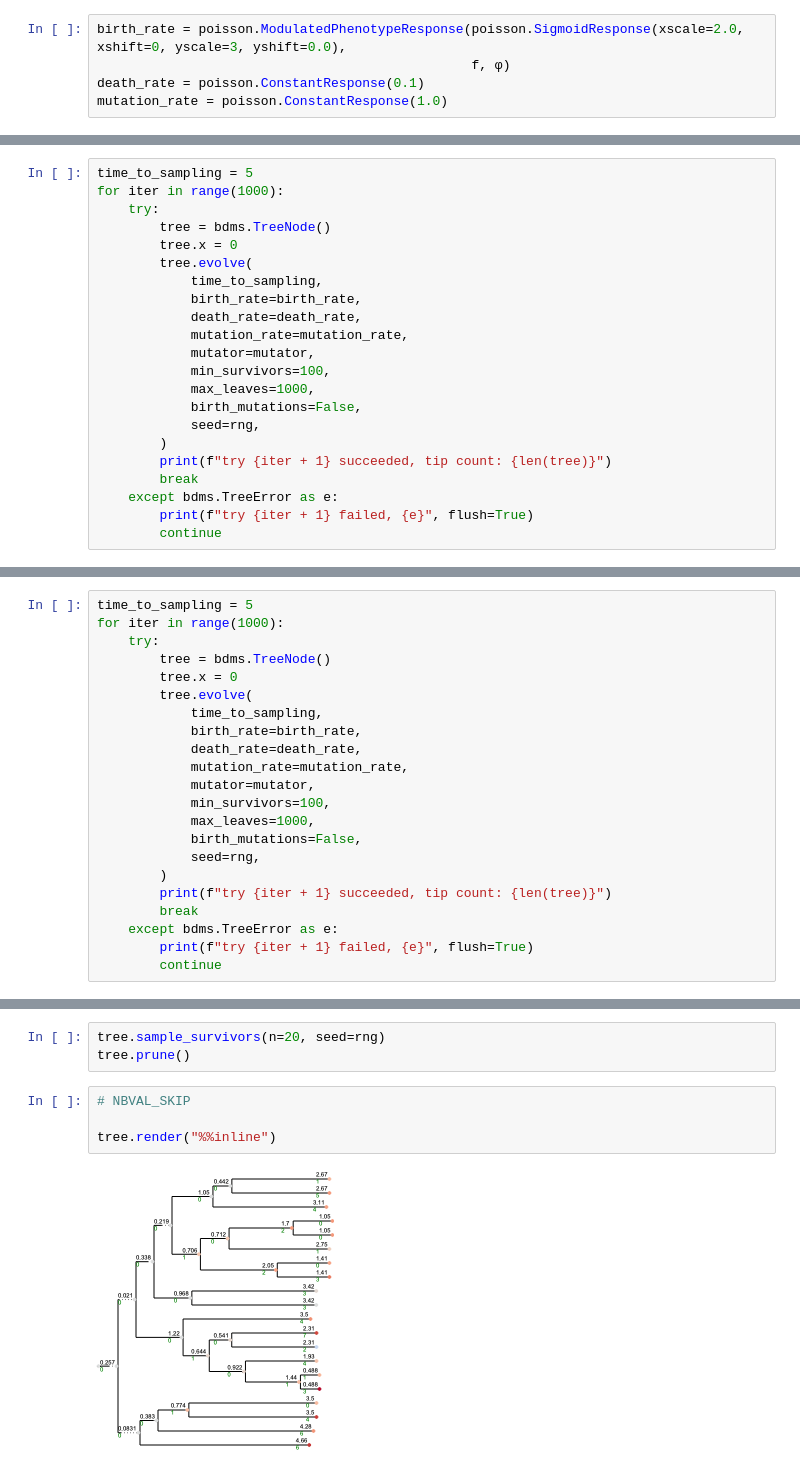
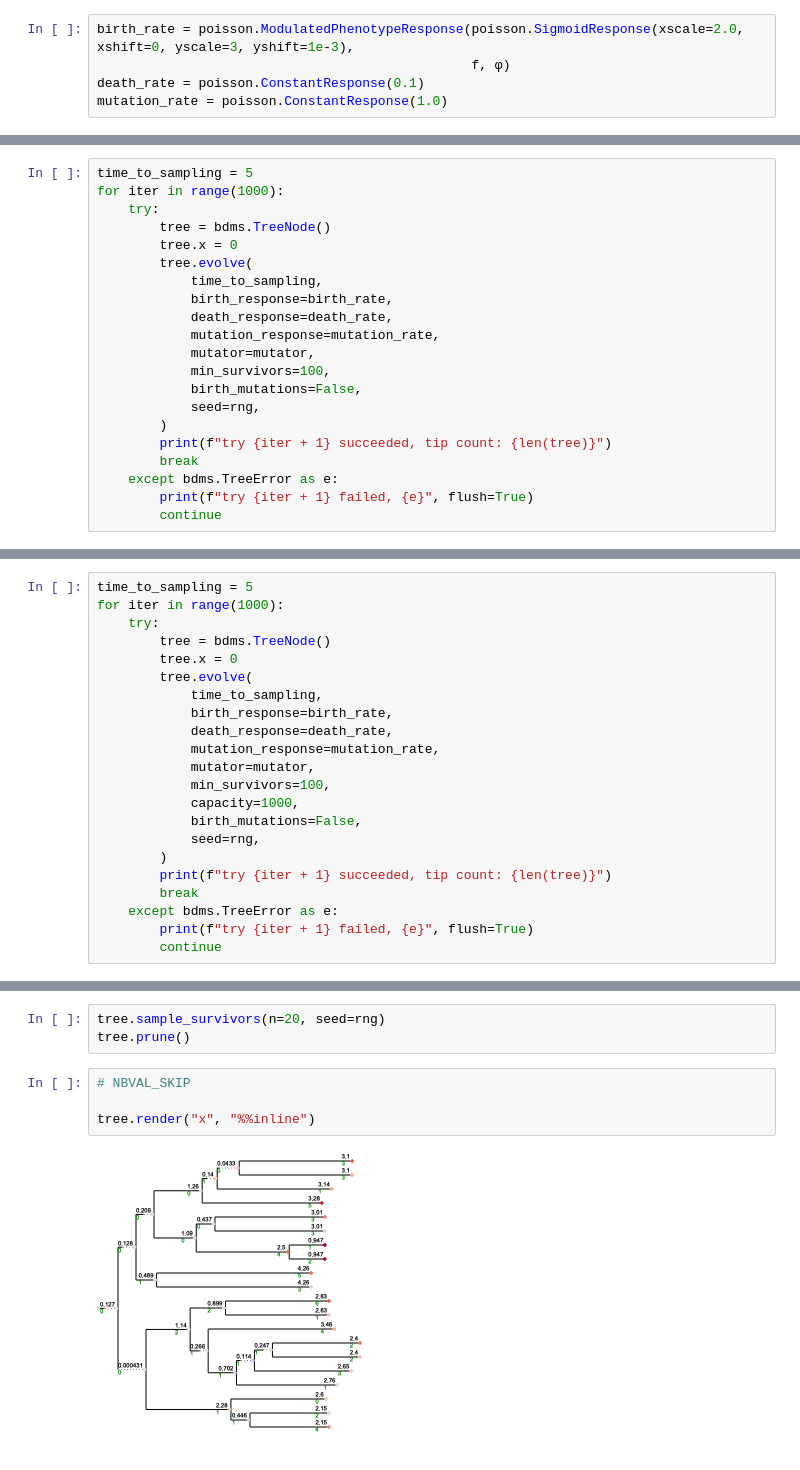
Before and after one commit to matsengrp/gcdyn, a Jupyter notebook: notebooks/bdms_inhomogeneous.ipynb, the cells around one changed output, grey strips where cells are left out. Cells and saved outputs as stored; diff of their text form.

```diff
--- a/notebooks/bdms_inhomogeneous.ipynb
+++ b/notebooks/bdms_inhomogeneous.ipynb
@@ -31,7 +31,7 @@ plt.show()
 # %% [output]
 [figure]
 # %%
-birth_rate = poisson.ModulatedPhenotypeResponse(poisson.SigmoidResponse(xscale=2.0, xshift=0, yscale=3, yshift=0.0),
+birth_rate = poisson.ModulatedPhenotypeResponse(poisson.SigmoidResponse(xscale=2.0, xshift=0, yscale=3, yshift=1e-3),
                                                 f, φ)
 death_rate = poisson.ConstantResponse(0.1)
 mutation_rate = poisson.ConstantResponse(1.0)
@@ -70,12 +70,11 @@ for iter in range(1000):
         tree.x = 0
         tree.evolve(
             time_to_sampling,
-            birth_rate=birth_rate,
-            death_rate=death_rate,
-            mutation_rate=mutation_rate,
+            birth_response=birth_rate,
+            death_response=death_rate,
+            mutation_response=mutation_rate,
             mutator=mutator,
             min_survivors=100,
-            max_leaves=1000,
             birth_mutations=False,
             seed=rng,
         )
@@ -155,12 +154,12 @@ for iter in range(1000):
         tree.x = 0
         tree.evolve(
             time_to_sampling,
-            birth_rate=birth_rate,
-            death_rate=death_rate,
-            mutation_rate=mutation_rate,
+            birth_response=birth_rate,
+            death_response=death_rate,
+            mutation_response=mutation_rate,
             mutator=mutator,
             min_survivors=100,
-            max_leaves=1000,
+            capacity=1000,
             birth_mutations=False,
             seed=rng,
         )
@@ -181,7 +192,7 @@ tree.prune()
 # %%
 # NBVAL_SKIP
 
-tree.render("%%inline")
+tree.render("x", "%%inline")
 # %% [output]
-[figure, old version]
+[figure, new version]
 [figure]
```
Also changed, not shown: parts of 3 cells of this notebook, 20 other files.
